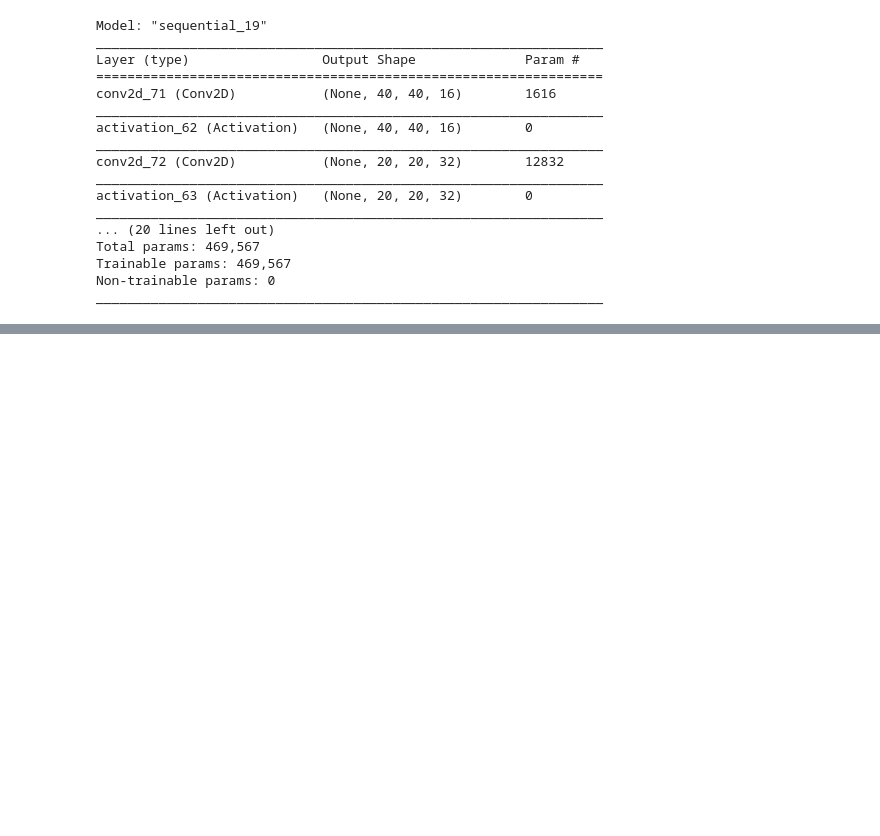
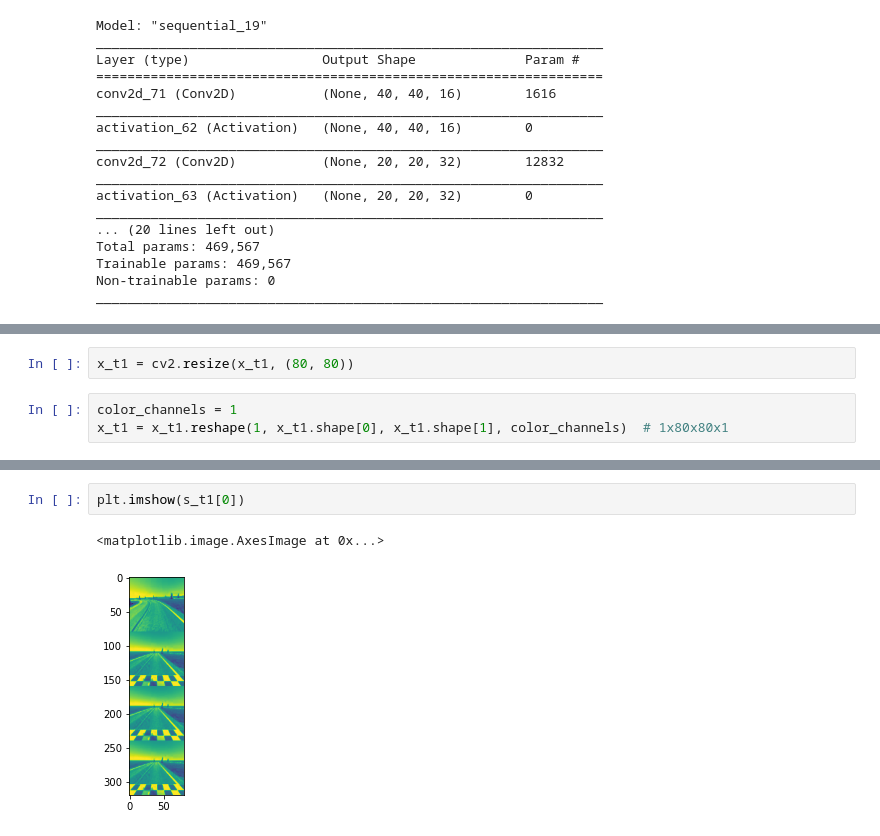
Before and after one commit to Toefinder/DonkeyCar_RLautonomous, a Jupyter notebook: projects/CNN.ipynb, the cells around one changed output, grey strips where cells are left out. Drawn from its saved outputs; the diff is of its cells as text; blank space fills up the shorter version.

```diff
--- a/projects/CNN.ipynb
+++ b/projects/CNN.ipynb
@@ -194,0 +291,5 @@ _________________________________________________________________
+# %%
+x_t1 = cv2.resize(x_t1, (80, 80))
+# %%
+color_channels = 1
+x_t1 = x_t1.reshape(1, x_t1.shape[0], x_t1.shape[1], color_channels)  # 1x80x80x1
@@ -194,0 +305,5 @@ _________________________________________________________________
+# %%
+plt.imshow(s_t1[0])
+# %% [output]
+<matplotlib.image.AxesImage at 0x...>
+[figure, added]
```
Also changed, not shown: parts of 17 cells of this notebook, 1 other file.
